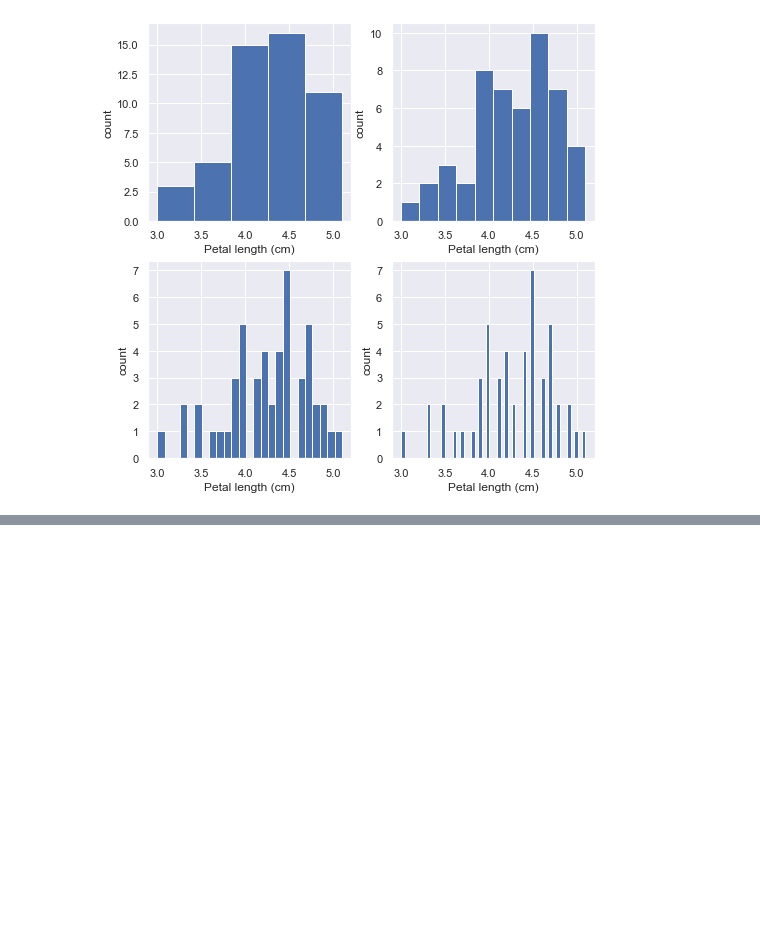
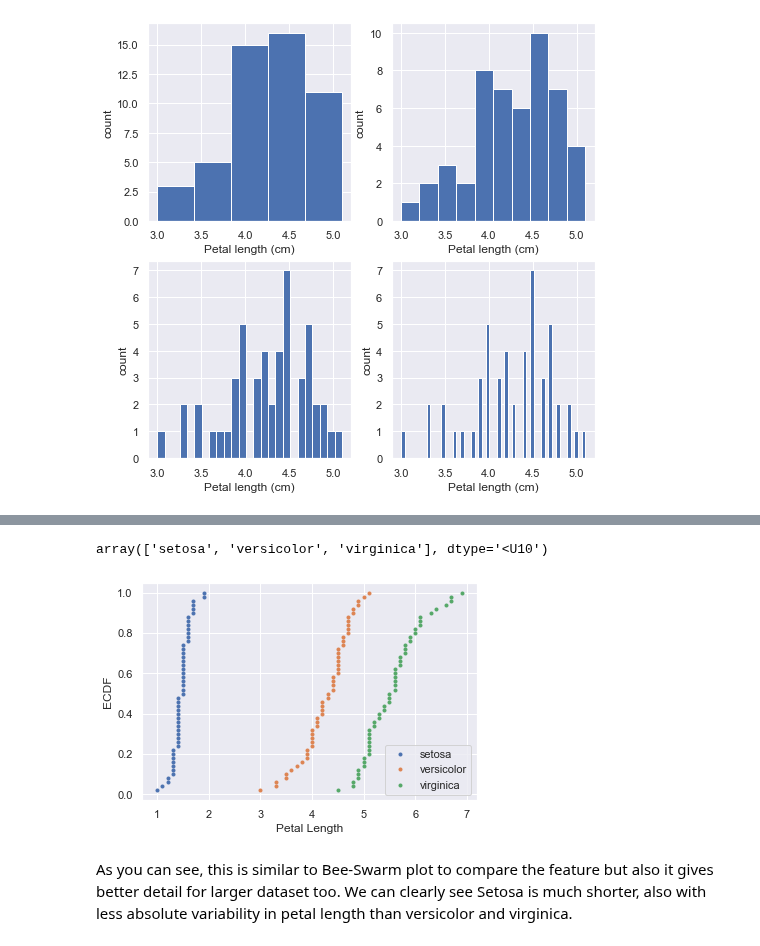
Before and after one commit to mandliya/ml, a Jupyter notebook: courses/statistical_thinking/part1/Statistical_thinking_part_1.ipynb, the cells around one changed output, grey strips where cells are left out. Saved outputs shown, nothing was run; the diff lists cells and outputs as text; code cells hidden in the pictures; blank space fills up the shorter version.

```diff
--- a/courses/statistical_thinking/part1/Statistical_thinking_part_1.ipynb
+++ b/courses/statistical_thinking/part1/Statistical_thinking_part_1.ipynb
@@ -76,0 +142,21 @@ The problem with histogram plots is it can look entirely different when the numb
+# %%
+iris.target_names
+# %% [output]
+array(['setosa', 'versicolor', 'virginica'], dtype='<U10')
+# %%
+setosa_petal_length = petal_length[np.where(iris.target == 0)]
+virginica_petal_length = petal_length[np.where(iris.target == 2)]
+# %%
+x_set, y_set = ecdf(setosa_petal_length)
+x_vir, y_vir = ecdf(virginica_petal_length)
+_ = plt.plot(x_set, y_set, marker='.', linestyle='none')
+_ = plt.plot(x_vers, y_vers, marker='.', linestyle='none')
+_ = plt.plot(x_vir, y_vir, marker='.', linestyle='none')
+_ = plt.xlabel('Petal Length')
+_ = plt.ylabel('ECDF')
+_ = plt.legend(('setosa', 'versicolor', 'virginica'), loc='lower right')
+_ = plt.show()
+# %% [output]
+[figure, added]
+# %% [markdown]
+As you can see, this is similar to Bee-Swarm plot to compare the feature but also it gives better detail for larger dataset too. We can clearly see Setosa is much shorter, also with less absolute variability in petal length than versicolor and virginica.
```
Also changed, not shown: parts of 22 cells of this notebook, 2 other files.
